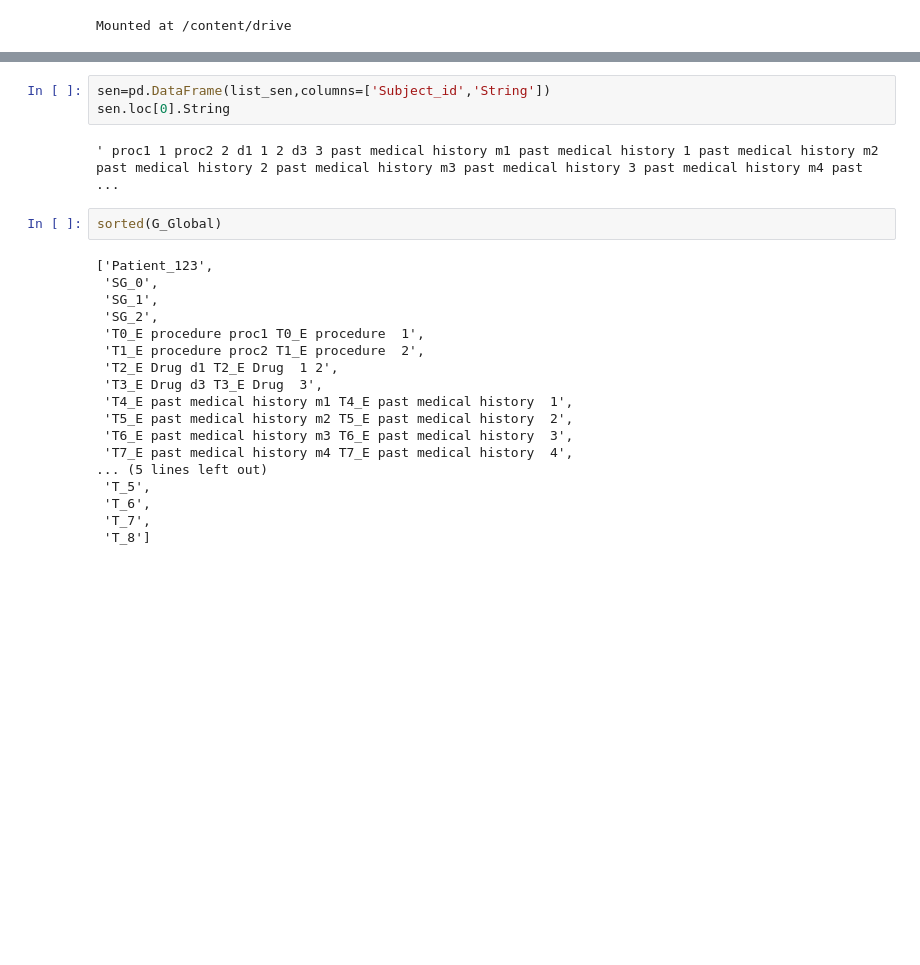
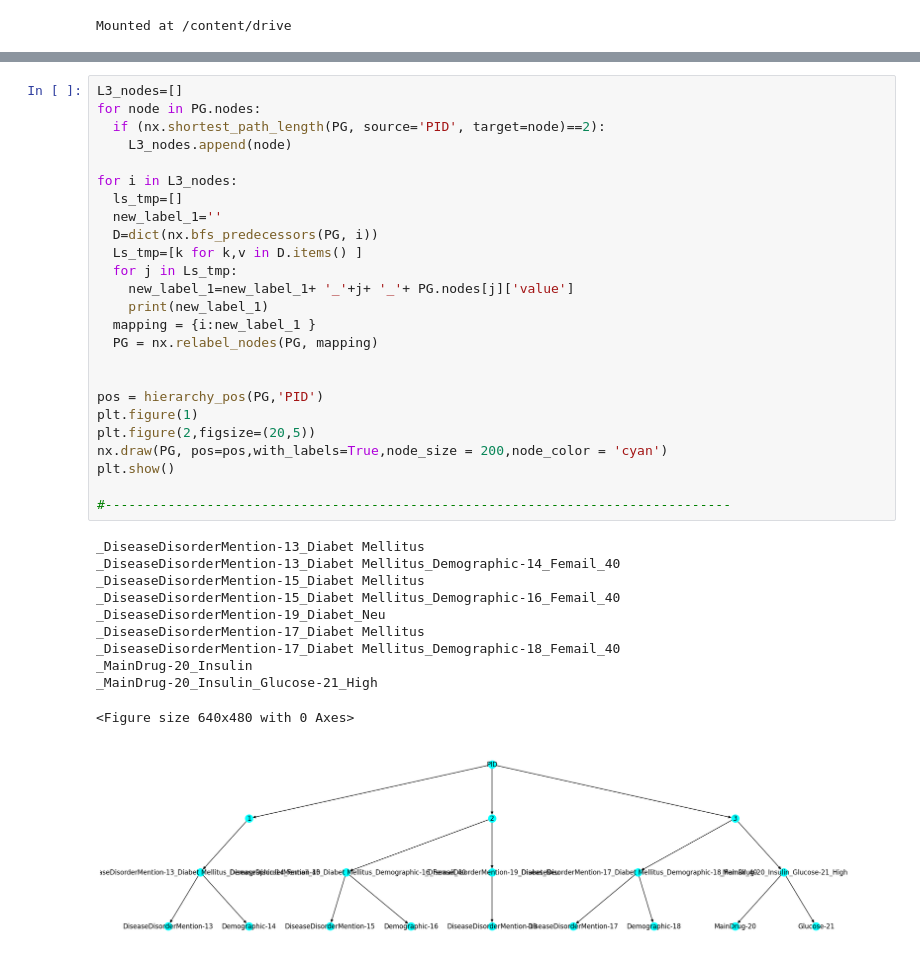
Before and after one commit to HodaMemar/Patient-Similarity-through-Representation, a Jupyter notebook: CreateTree_Relabeling.ipynb, the cells around one changed output, grey strips where cells are left out. Saved outputs shown, nothing was run; the diff lists cells and outputs as text; blank space fills up the shorter version.

```diff
--- a/CreateTree_Relabeling.ipynb
+++ b/CreateTree_Relabeling.ipynb
@@ -244,25 +166,37 @@ G_Global
-# %%
-sen=pd.DataFrame(list_sen,columns=['Subject_id','String'])
-sen.loc[0].String
-# %% [output]
-' proc1 1 proc2 2 d1 1 2 d3 3 past medical history m1 past medical history 1 past medical history m2 past medical history 2 past medical history m3 past medical history 3 past medical history m4 past  ...
-# %%
-sorted(G_Global)
-# %% [output]
-['Patient_123',
- 'SG_0',
- 'SG_1',
- 'SG_2',
- 'T0_E procedure proc1 T0_E procedure  1',
- 'T1_E procedure proc2 T1_E procedure  2',
- 'T2_E Drug d1 T2_E Drug  1 2',
- 'T3_E Drug d3 T3_E Drug  3',
- 'T4_E past medical history m1 T4_E past medical history  1',
- 'T5_E past medical history m2 T5_E past medical history  2',
- 'T6_E past medical history m3 T6_E past medical history  3',
- 'T7_E past medical history m4 T7_E past medical history  4',
-... (5 lines left out)
- 'T_5',
- 'T_6',
- 'T_7',
- 'T_8']
+# %%
+L3_nodes=[]
+for node in PG.nodes:
+  if (nx.shortest_path_length(PG, source='PID', target=node)==2):
+    L3_nodes.append(node)
+
+for i in L3_nodes:
+  ls_tmp=[]
+  new_label_1=''
+  D=dict(nx.bfs_predecessors(PG, i))
+  Ls_tmp=[k for k,v in D.items() ]
+  for j in Ls_tmp:
+    new_label_1=new_label_1+ '_'+j+ '_'+ PG.nodes[j]['value']
+    print(new_label_1)
+  mapping = {i:new_label_1 }
+  PG = nx.relabel_nodes(PG, mapping)
+
+
+pos = hierarchy_pos(PG,'PID')
+plt.figure(1)
+plt.figure(2,figsize=(20,5))
+nx.draw(PG, pos=pos,with_labels=True,node_size = 200,node_color = 'cyan')
+plt.show()
+
+#--------------------------------------------------------------------------------
+# %% [output]
+_DiseaseDisorderMention-13_Diabet Mellitus
+_DiseaseDisorderMention-13_Diabet Mellitus_Demographic-14_Femail_40
+_DiseaseDisorderMention-15_Diabet Mellitus
+_DiseaseDisorderMention-15_Diabet Mellitus_Demographic-16_Femail_40
+_DiseaseDisorderMention-19_Diabet_Neu
+_DiseaseDisorderMention-17_Diabet Mellitus
+_DiseaseDisorderMention-17_Diabet Mellitus_Demographic-18_Femail_40
+_MainDrug-20_Insulin
+_MainDrug-20_Insulin_Glucose-21_High
+<Figure size 640x480 with 0 Axes>
+[figure, added]
```
Also changed, not shown: parts of 21 cells of this notebook.
